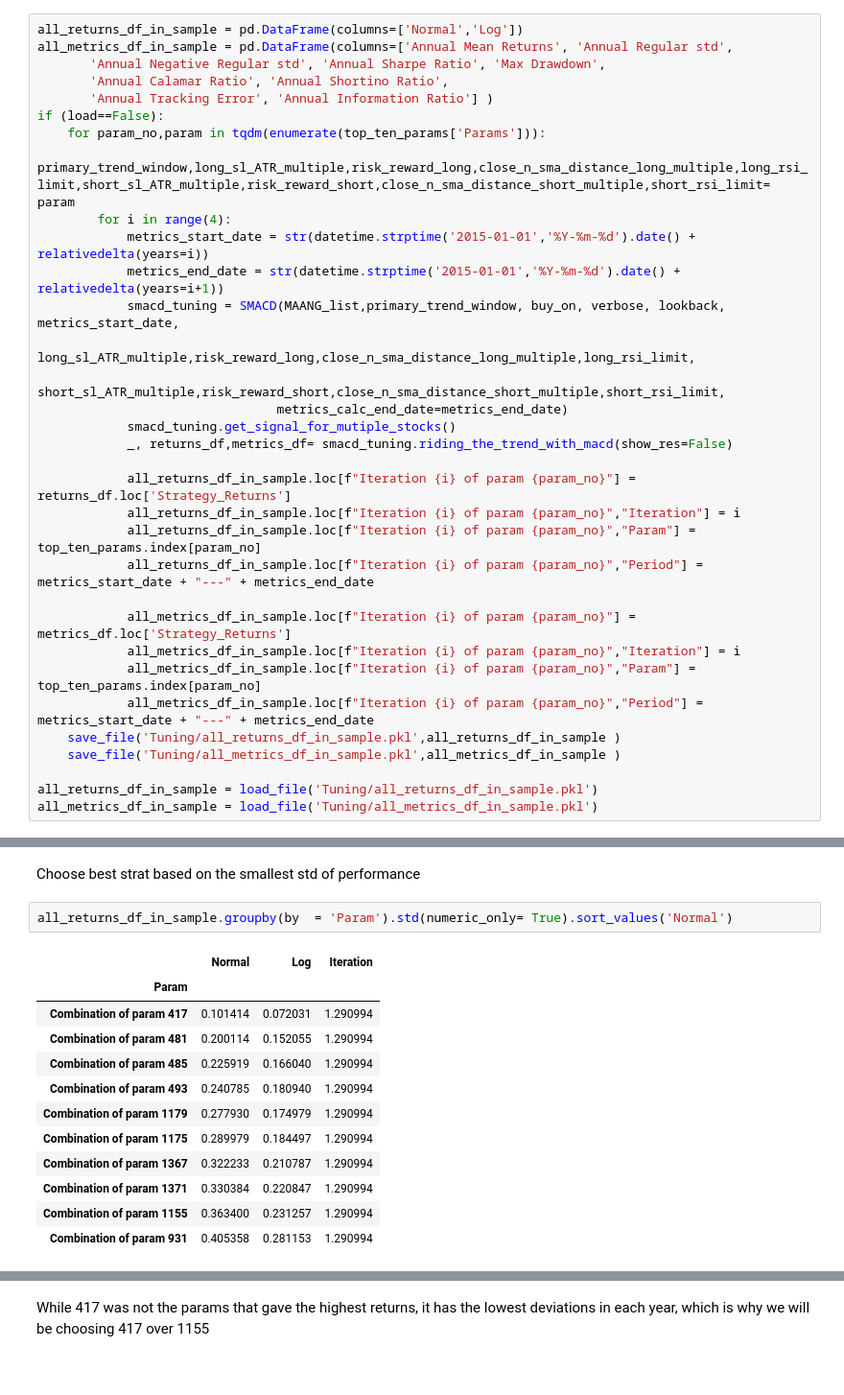
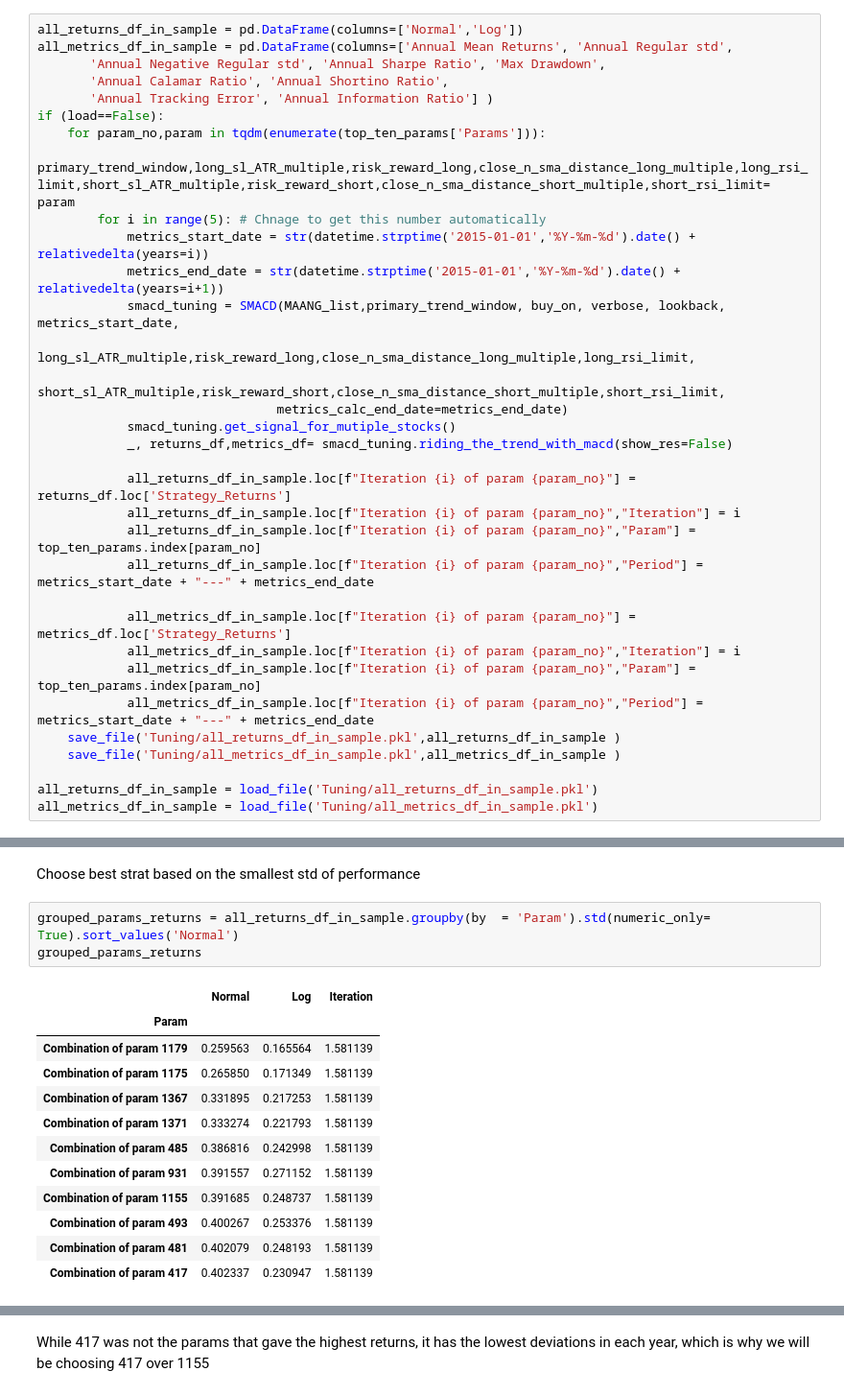
Before and after one commit to siddharthgohil/Trading_with_MACDnSMA, a Jupyter notebook: SMACD Strat Latest.ipynb, the cells around one changed output, grey strips where cells are left out. Shown at 96% size. Drawn from its saved outputs; the diff is of its cells as text.

```diff
--- a/SMACD Strat Latest.ipynb
+++ b/SMACD Strat Latest.ipynb
@@ -637,7 +639,7 @@ all_metrics_df_in_sample = pd.DataFrame(columns=['Annual Mean Returns', 'Annual
 if (load==False):
     for param_no,param in tqdm(enumerate(top_ten_params['Params'])):
         primary_trend_window,long_sl_ATR_multiple,risk_reward_long,close_n_sma_distance_long_multiple,long_rsi_limit,short_sl_ATR_multiple,risk_reward_short,close_n_sma_distance_short_multiple,short_rsi_limit= param
-        for i in range(4):
+        for i in range(5): # Chnage to get this number automatically
             metrics_start_date = str(datetime.strptime('2015-01-01','%Y-%m-%d').date() + relativedelta(years=i))
             metrics_end_date = str(datetime.strptime('2015-01-01','%Y-%m-%d').date() + relativedelta(years=i+1))
             smacd_tuning = SMACD(MAANG_list,primary_trend_window, buy_on, verbose, lookback, metrics_start_date,
@@ -691,20 +694,21 @@ Seems like the Strategy works especially well for period where the market goes s
 # %% [markdown]
 Choose best strat based on the smallest std of performance
 # %%
-all_returns_df_in_sample.groupby(by  = 'Param').std(numeric_only= True).sort_values('Normal')
+grouped_params_returns = all_returns_df_in_sample.groupby(by  = 'Param').std(numeric_only= True).sort_values('Normal')
+grouped_params_returns
 # %% [output]
 |  | Normal | Log | Iteration |
 | Param |  |  |  |
-| Combination of param 417 | 0.101414 | 0.072031 | 1.290994 |
-| Combination of param 481 | 0.200114 | 0.152055 | 1.290994 |
-| Combination of param 485 | 0.225919 | 0.166040 | 1.290994 |
-| Combination of param 493 | 0.240785 | 0.180940 | 1.290994 |
-| Combination of param 1179 | 0.277930 | 0.174979 | 1.290994 |
-| Combination of param 1175 | 0.289979 | 0.184497 | 1.290994 |
-| Combination of param 1367 | 0.322233 | 0.210787 | 1.290994 |
-| Combination of param 1371 | 0.330384 | 0.220847 | 1.290994 |
-| Combination of param 1155 | 0.363400 | 0.231257 | 1.290994 |
-| Combination of param 931 | 0.405358 | 0.281153 | 1.290994 |
+| Combination of param 1179 | 0.259563 | 0.165564 | 1.581139 |
+| Combination of param 1175 | 0.265850 | 0.171349 | 1.581139 |
+| Combination of param 1367 | 0.331895 | 0.217253 | 1.581139 |
+| Combination of param 1371 | 0.333274 | 0.221793 | 1.581139 |
+| Combination of param 485 | 0.386816 | 0.242998 | 1.581139 |
+| Combination of param 931 | 0.391557 | 0.271152 | 1.581139 |
+| Combination of param 1155 | 0.391685 | 0.248737 | 1.581139 |
+| Combination of param 493 | 0.400267 | 0.253376 | 1.581139 |
+| Combination of param 481 | 0.402079 | 0.248193 | 1.581139 |
+| Combination of param 417 | 0.402337 | 0.230947 | 1.581139 |
 # %%
 best_of_the_best = all_metrics_df_in_sample.groupby(by  = 'Param').std(numeric_only= True).sort_values(['Annual Information Ratio','Annual Calamar Ratio'], ascending =[True, False])
 best_of_the_best
```
Also changed, not shown: parts of 6 cells of this notebook, 2 other files.
